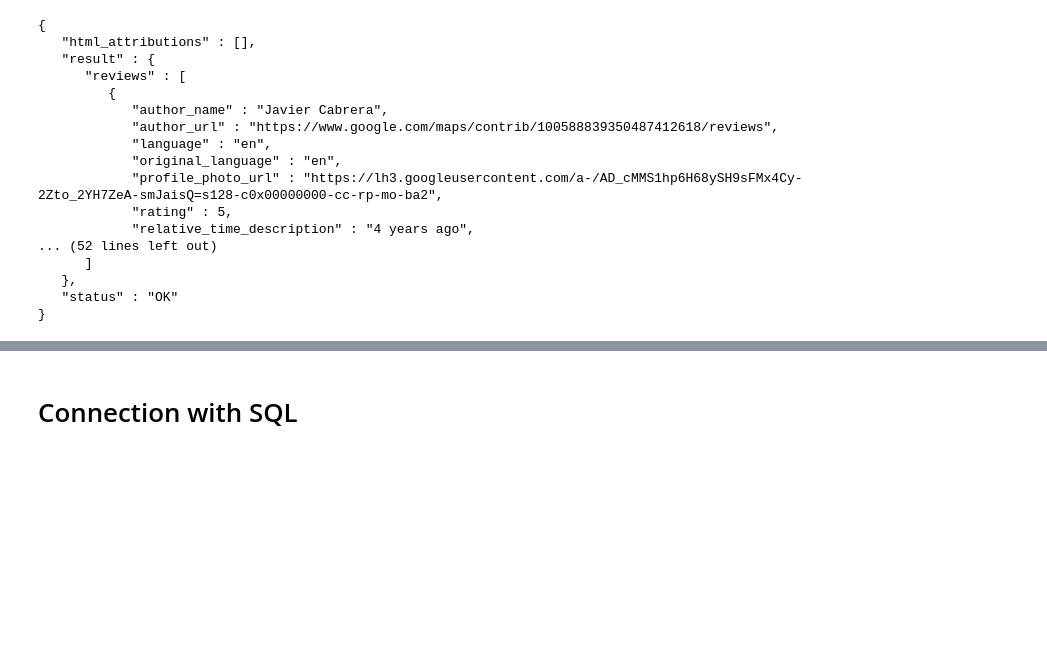
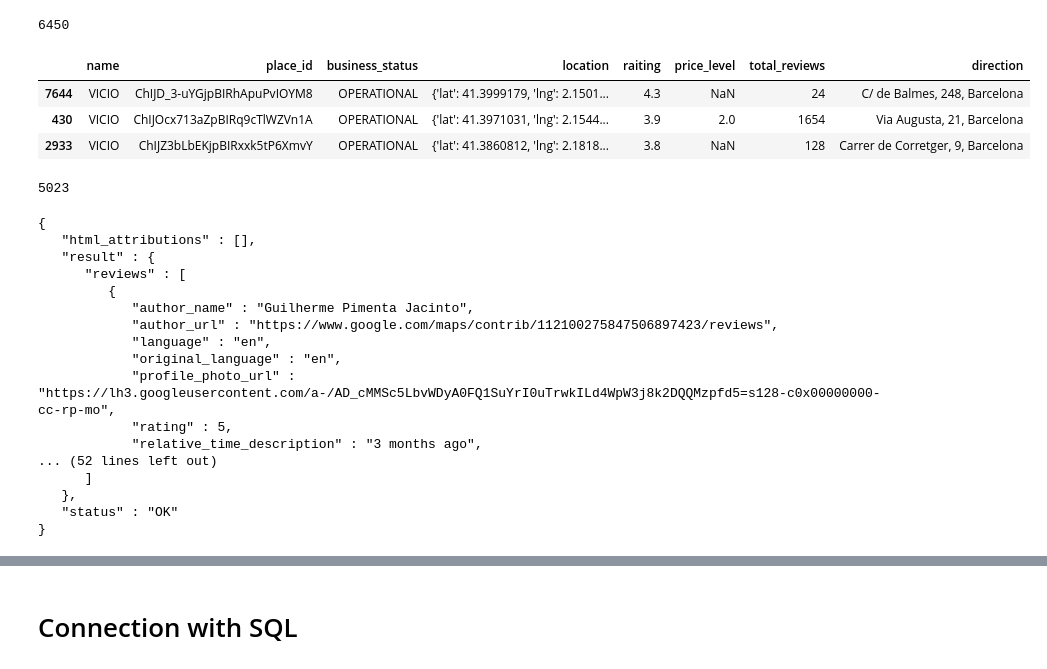
Before and after one commit to augustomues/Search-Restaurants, a Jupyter notebook: main.ipynb, the cells around one changed output, grey strips where cells are left out. Drawn from its saved outputs; the diff is of its cells as text; code cells hidden in the pictures; blank space fills up the shorter version.

```diff
--- a/main.ipynb
+++ b/main.ipynb
@@ -193,7 +195,38 @@ my_data.to_csv('barc_goooglemaps_api_data5.csv')
+# %%
+df_1 = pd.read_csv('barc_goooglemaps_api_data.csv')
+df_2 = pd.read_csv('barc_goooglemaps_api_data2.csv')
+df_3 = pd.read_csv('barc_goooglemaps_api_data3.csv')
+df_4 = pd.read_csv('barc_goooglemaps_api_data4.csv')
+df_5 = pd.read_csv('barc_goooglemaps_api_data5.csv')
+df_6 = pd.read_csv('barc_goooglemaps_api_data6.csv')
+df_7 = pd.read_csv('barc_goooglemaps_api_data7.csv')
+df_8 = pd.read_csv('barc_goooglemaps_api_data8.csv')
+df_9 = pd.read_csv('barc_goooglemaps_api_data9.csv')
+df_10 = pd.read_csv('barc_goooglemaps_api_data10.csv')
+# %%
+df = pd.concat([df_1, df_2, df_3, df_4, df_5, df_6, df_7, df_8, df_9, df_10])
+# %%
+df = df.drop(columns='Unnamed: 0')
+# %%
+restaurants = df.drop_duplicates()
+len(restaurants)
+# %% [output]
+6450
+# %%
+restaurants[restaurants['name'].str.contains('VICIO')]
+# %% [output]
+|  | name | place_id | business_status | location | raiting | price_level | total_reviews | direction |
+| 7644 | VICIO | ChIJD_3-uYGjpBIRhApuPvIOYM8 | OPERATIONAL | {'lat': 41.3999179, 'lng': 2.1501... | 4.3 | NaN | 24 | C/ de Balmes, 248, Barcelona |
+| 430 | VICIO | ChIJOcx713aZpBIRq9cTlWZVn1A | OPERATIONAL | {'lat': 41.3971031, 'lng': 2.1544... | 3.9 | 2.0 | 1654 | Via Augusta, 21, Barcelona |
+| 2933 | VICIO | ChIJZ3bLbEKjpBIRxxk5tP6XmvY | OPERATIONAL | {'lat': 41.3860812, 'lng': 2.1818... | 3.8 | NaN | 128 | Carrer de Corretger, 9, Barcelona |
+# %%
+restaurants = restaurants.drop_duplicates(subset=['place_id', 'location'])
+len(restaurants)
+# %% [output]
+5023
 # %%
-url = f"https://maps.googleapis.com/maps/api/place/details/json?place_id=ChIJUwcqio-YpBIRranOacUHR2o&fields=reviews&%2Ceditorial_summary&reviews_no_translations=true&key={MY_API_KEY}"
+url = f"https://maps.googleapis.com/maps/api/place/details/json?place_id=ChIJD_3-uYGjpBIRhApuPvIOYM8&fields=reviews&language=en&reviews_no_translations=false&key={MY_APY_KEY}"
 response = requests.request("GET", url, headers=headers, data=payload)
-
 print(response.text)
 # %% [output]
 {
@@ -201,13 +234,13 @@ print(response.text)
    "result" : {
       "reviews" : [
          {
-            "author_name" : "Javier Cabrera",
-            "author_url" : "https://www.google.com/maps/contrib/100588839350487412618/reviews",
+            "author_name" : "Guilherme Pimenta Jacinto",
+            "author_url" : "https://www.google.com/maps/contrib/112100275847506897423/reviews",
             "language" : "en",
             "original_language" : "en",
-            "profile_photo_url" : "https://lh3.googleusercontent.com/a-/AD_cMMS1hp6H68ySH9sFMx4Cy-2Zto_2YH7ZeA-smJaisQ=s128-c0x00000000-cc-rp-mo-ba2",
+            "profile_photo_url" : "https://lh3.googleusercontent.com/a-/AD_cMMSc5LbvWDyA0FQ1SuYrI0uTrwkILd4WpW3j8k2DQQMzpfd5=s128-c0x00000000-cc-rp-mo",
             "rating" : 5,
-            "relative_time_description" : "4 years ago",
+            "relative_time_description" : "3 months ago",
 ... (52 lines left out)
       ]
    },
```
Also changed, not shown: parts of 13 cells of this notebook, 3 other files.
